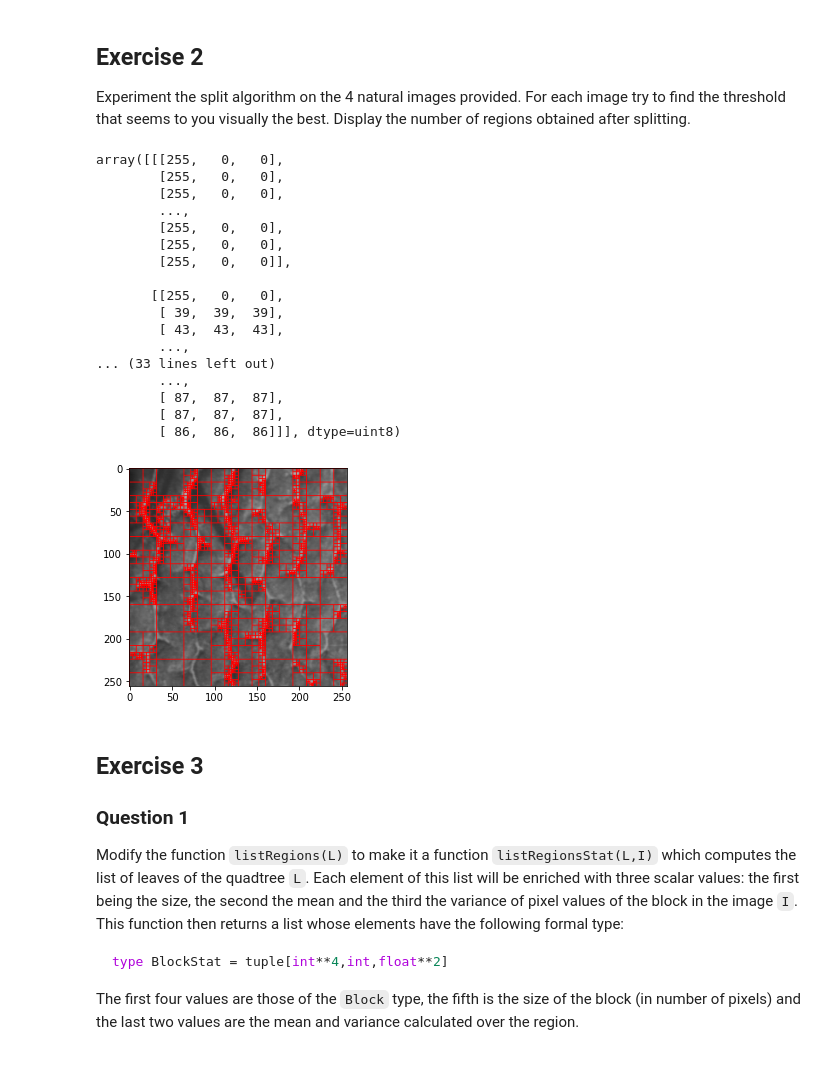
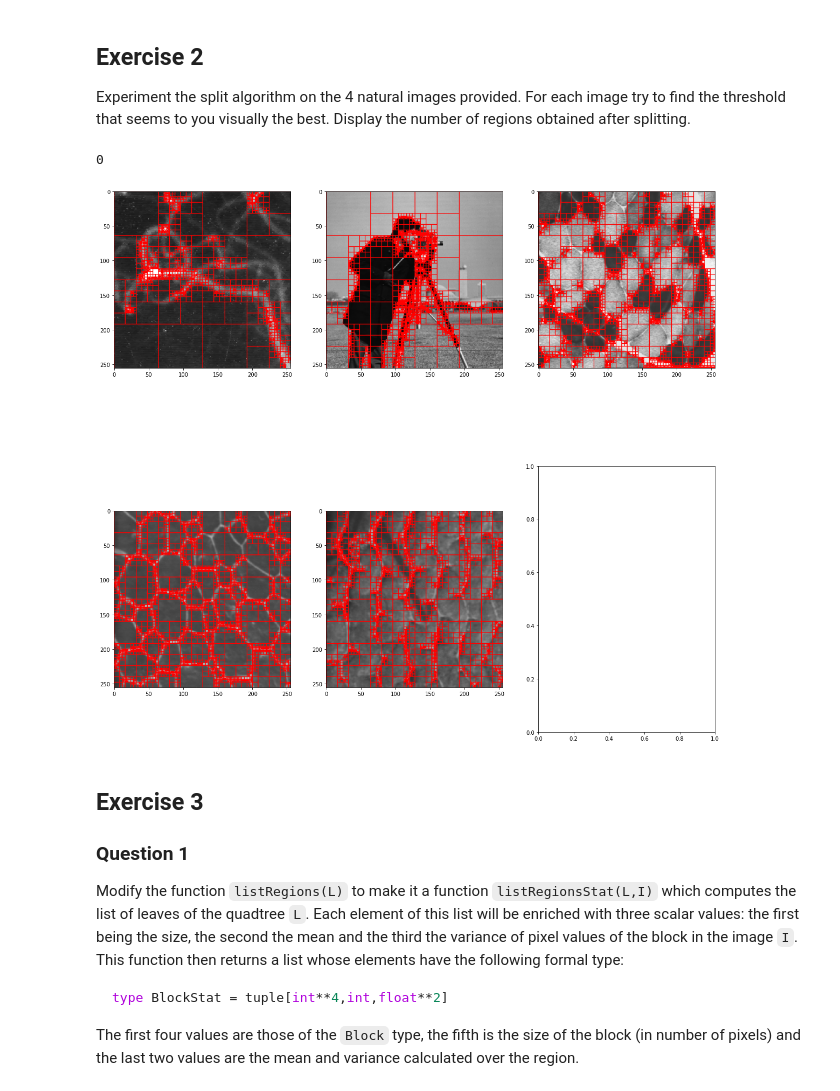
Before and after one commit to CharlesAttend/M1-S1-DAC, a Jupyter notebook: BIMA/TME/TME7/TME7.ipynb, the cells around one changed output. Cells and saved outputs as stored; diff of their text form; code cells hidden in the pictures.

```diff
--- a/BIMA/TME/TME7/TME7.ipynb
+++ b/BIMA/TME/TME7/TME7.ipynb
@@ -219,31 +214,18 @@ for i in np.arange(1, 3.2, 0.2):
 ## Exercise 2
 
 Experiment the split algorithm on the 4 natural images provided. For each image try to find the threshold that seems to you visually the best. Display the number of regions obtained after splitting.
-# %%
-show_segmentation(angio, i*5)
-show_segmentation(cam, i*5)
-show_segmentation(muscle, i*5)
-show_segmentation(prisme, i*5)
-show_segmentation(seiche, i*5)
-# %% [output]
-array([[[255,   0,   0],
-        [255,   0,   0],
-        [255,   0,   0],
-        ...,
-        [255,   0,   0],
-        [255,   0,   0],
-        [255,   0,   0]],
-
-       [[255,   0,   0],
-        [ 39,  39,  39],
-        [ 43,  43,  43],
-        ...,
-... (33 lines left out)
-        ...,
-        [ 87,  87,  87],
-        [ 87,  87,  87],
-        [ 86,  86,  86]]], dtype=uint8)
-[figure, removed]
+# %%
+fig, ax = plt.subplots(nrows=2, ncols=3, figsize=(20,20))
+ax = ax.flatten()
+show_segmentation(angio, 20, ax=ax[0])
+show_segmentation(cam, 30, ax=ax[1])
+show_segmentation(muscle, 25, ax=ax[2])
+show_segmentation(prisme, 19, ax=ax[3])
+show_segmentation(seiche, 14, ax=ax[4])
+0
+# %% [output]
+0
+[figure, added]
 # %% [markdown]
 ## Exercise 3
 ### Question 1
```
Also changed, not shown: parts of 8 cells of this notebook.
